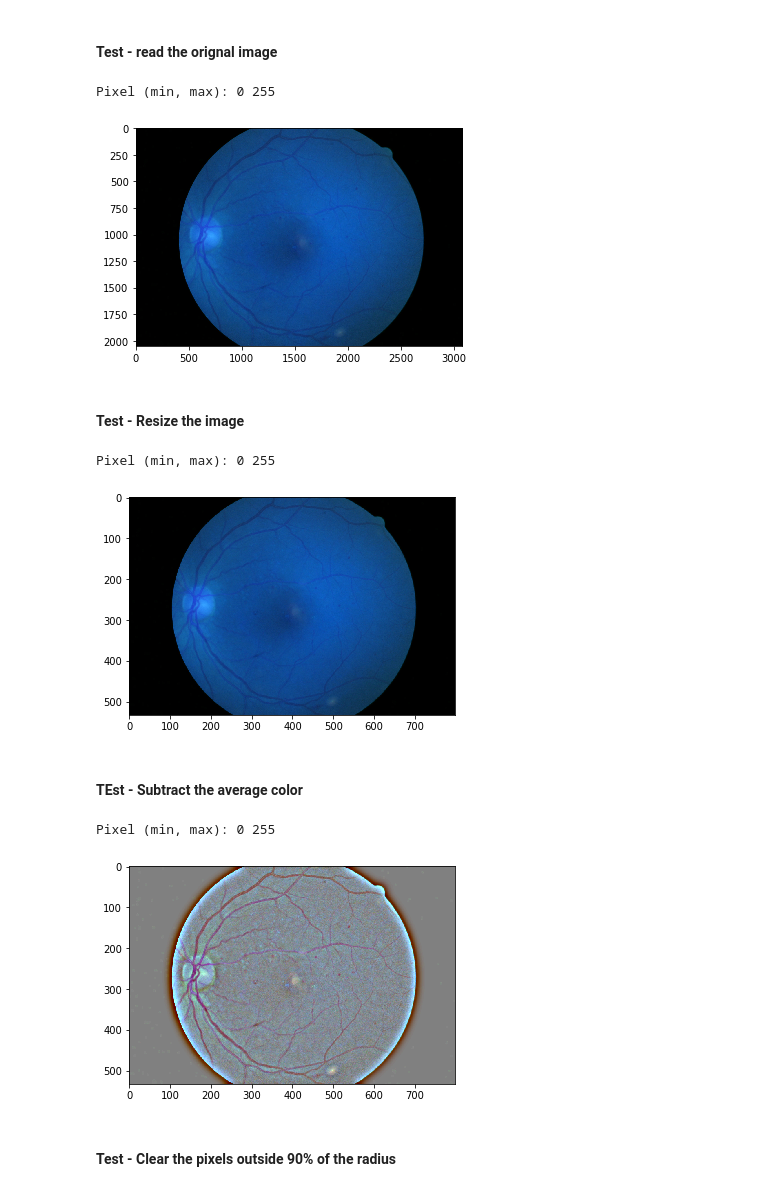
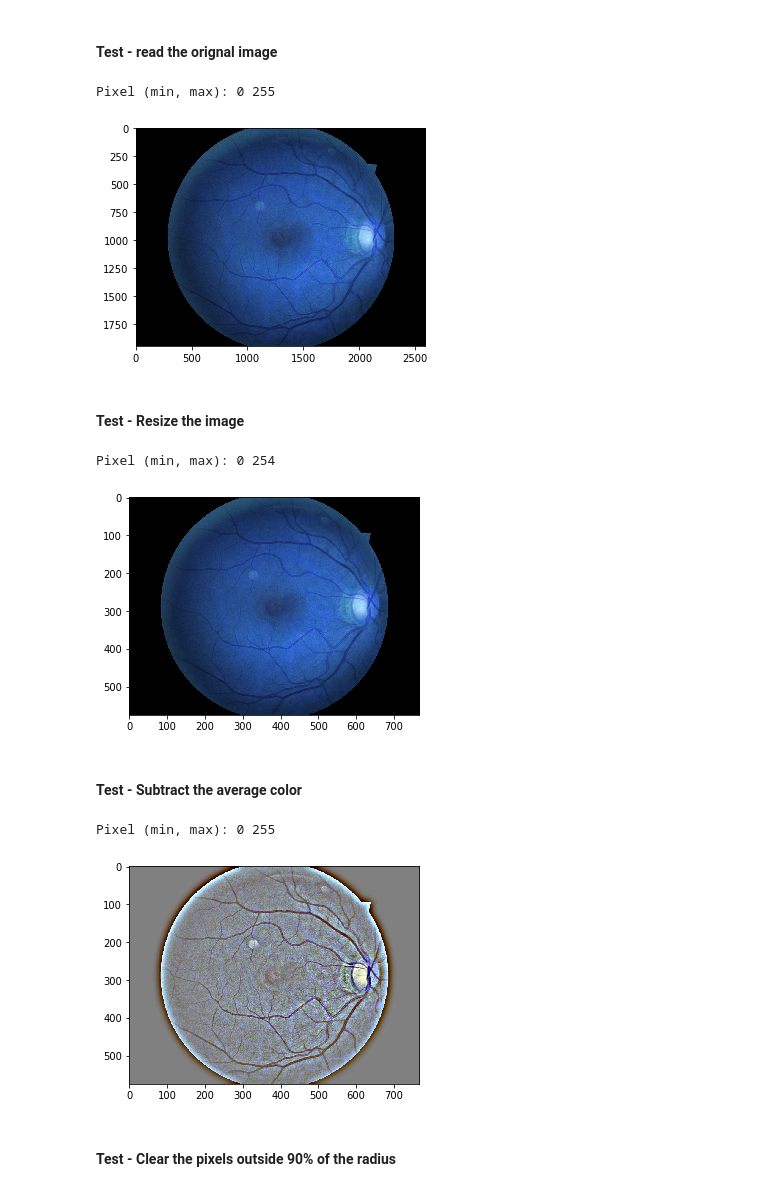
Before and after one commit to sakluk/cognitive-systems-for-health-technology, a Jupyter notebook: Week 5. Case 2 - Preprocessing full train data (optional).ipynb, the cells around one changed output. Saved outputs shown, nothing was run; the diff lists cells and outputs as text; code cells hidden in the pictures.

```diff
--- a/Week 5. Case 2 - Preprocessing full train data (optional).ipynb
+++ b/Week 5. Case 2 - Preprocessing full train data (optional).ipynb
@@ -108,16 +108,14 @@ The following code cells test if the preprocessing functions work properly.
 # %%
 scale = 300
 
-f = '/media/sakari/Transcend/Retinopathy/300_test/25313_left.jpeg'
-f = '/media/sakari/Transcend/Retinopathy/test/27096_left.jpeg'
-#f = 'train/38245_right.jpeg'
+f = 'train/38245_right.jpeg'
 a = cv2.imread(f)
 print('Pixel (min, max):', np.min(a), np.max(a))
 plt.imshow(a)
 plt.show()
 # %% [output]
 Pixel (min, max): 0 255
-[figure, old version]
+[figure, new version]
 # %% [markdown]
 #### Test - Resize the image
 # %%
@@ -126,10 +124,10 @@ print('Pixel (min, max):', np.min(b), np.max(b))
 plt.imshow(b)
 plt.show()
 # %% [output]
-Pixel (min, max): 0 255
+Pixel (min, max): 0 254
-[figure, old version]
+[figure, new version]
 # %% [markdown]
-#### TEst - Subtract the average color
+#### Test - Subtract the average color
 # %%
 c = subAverageColor(b, scale)
 print('Pixel (min, max):', np.min(c), np.max(c))
@@ -137,7 +135,7 @@ plt.imshow(c)
 plt.show()
 # %% [output]
 Pixel (min, max): 0 255
-[figure, old version]
+[figure, new version]
 # %% [markdown]
 #### Test - Clear the pixels outside 90% of the radius
 # %%
```
Also changed, not shown: parts of 2 cells of this notebook.
